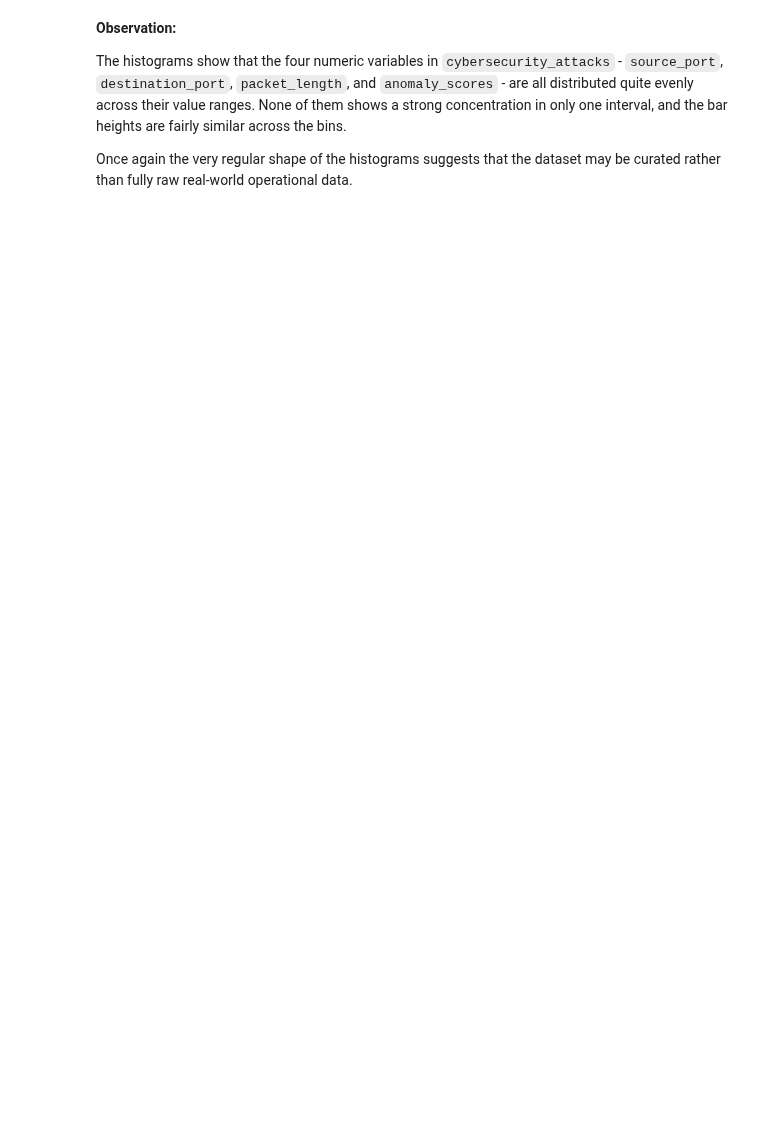
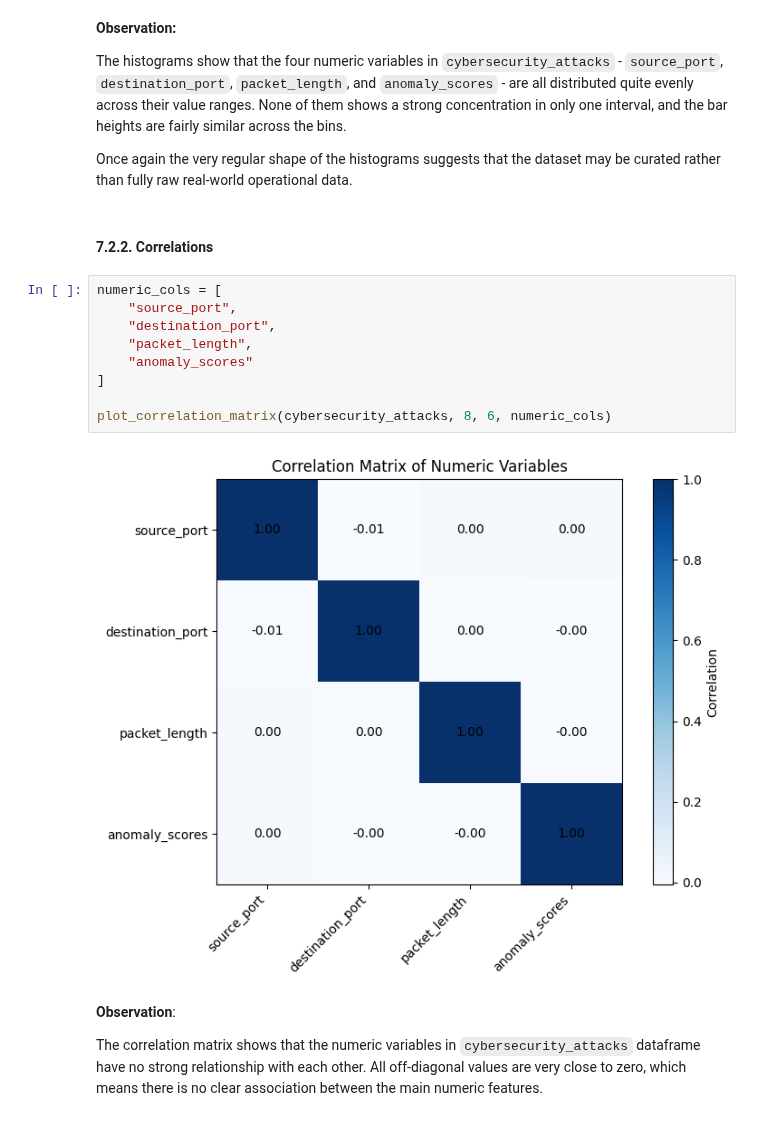
Before and after one commit to AlexanderPanagyurski/cyberattack-severity-analysis, a Jupyter notebook: Drivers of Cyberattack Severity.ipynb, the cells around one changed output. Cells and saved outputs as stored; diff of their text form; blank space fills up the shorter version.

```diff
--- a/Drivers of Cyberattack Severity.ipynb
+++ b/Drivers of Cyberattack Severity.ipynb
@@ -1827,3 +1866,20 @@ plot_histograms_grid(
 The histograms show that the four numeric variables in `cybersecurity_attacks` - `source_port`, `destination_port`, `packet_length`, and `anomaly_scores` - are all distributed quite evenly across their value ranges. None of them shows a strong concentration in only one interval, and the bar heights are fairly similar across the bins.
 
 Once again the very regular shape of the histograms suggests that the dataset may be curated rather than fully raw real-world operational data.
+# %% [markdown]
+#### 7.2.2. Correlations
+# %%
+numeric_cols = [
+    "source_port",
+    "destination_port",
+    "packet_length",
+    "anomaly_scores"
+]
+
+plot_correlation_matrix(cybersecurity_attacks, 8, 6, numeric_cols)
+# %% [output]
+[figure, added]
+# %% [markdown]
+**Observation**:
+
+The correlation matrix shows that the numeric variables in `cybersecurity_attacks` dataframe have no strong relationship with each other. All off-diagonal values are very close to zero, which means there is no clear association between the main numeric features.
```
Also changed, not shown: parts of 5 cells of this notebook.
